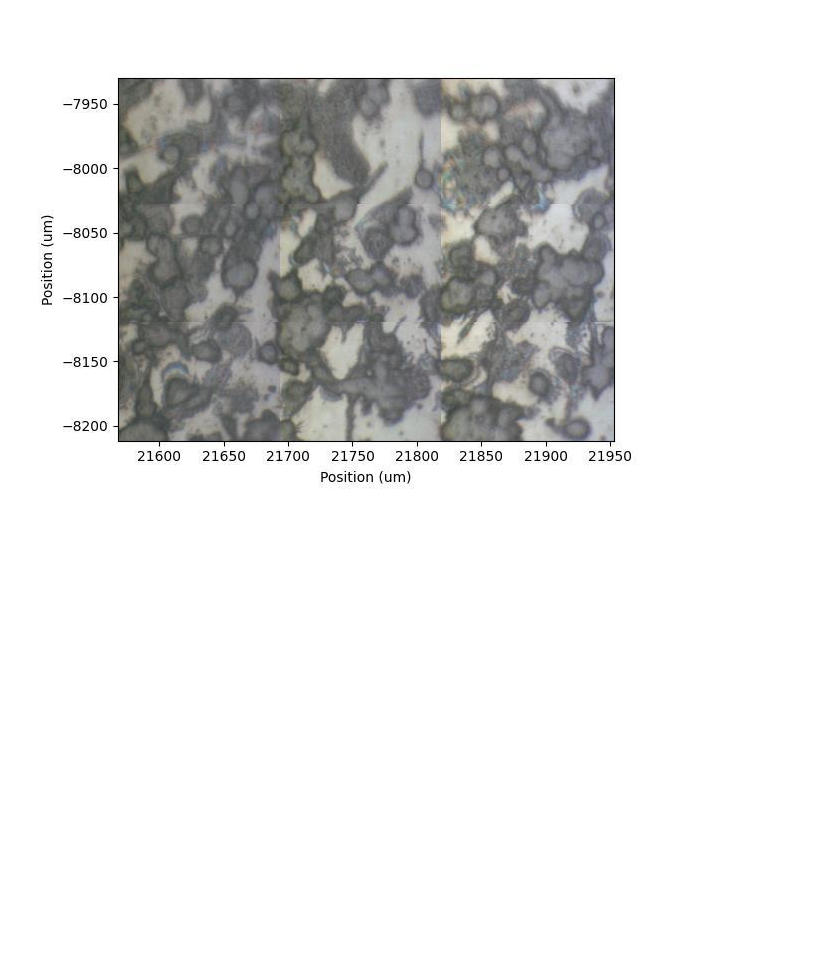
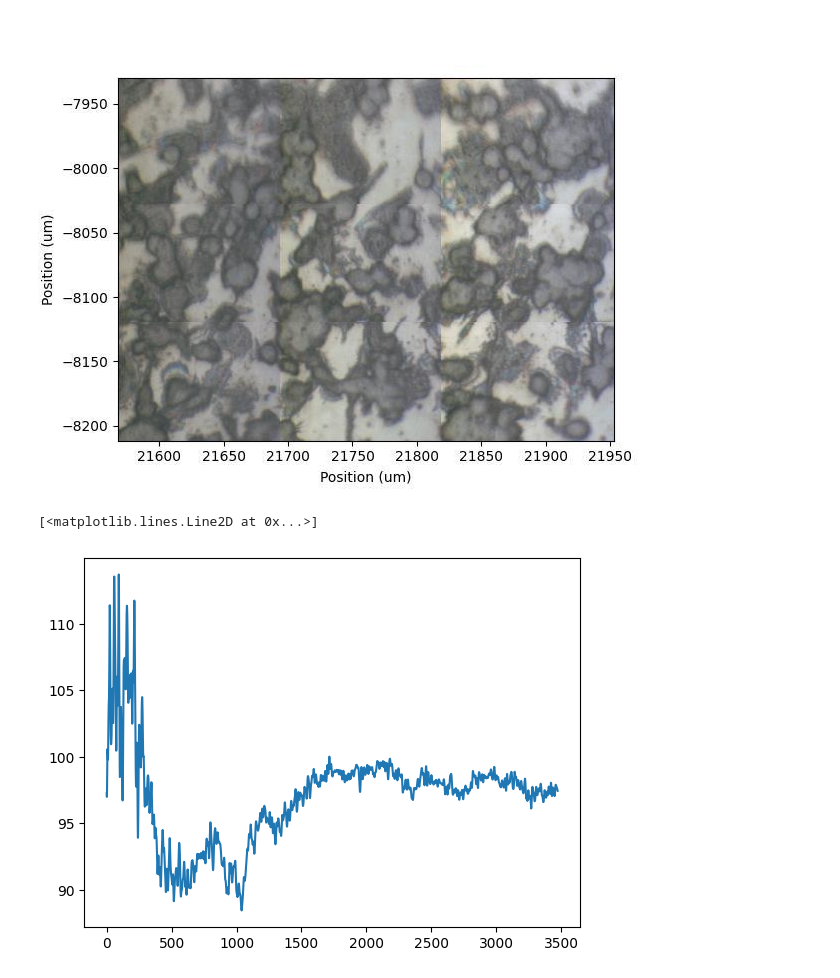
Before and after one commit to bsaintjo/tfmap, a Jupyter notebook: notebooks/example.ipynb, the cells around one changed output. Cells and saved outputs as stored; diff of their text form; code cells hidden in the pictures; blank space fills up the shorter version.

```diff
--- a/notebooks/example.ipynb
+++ b/notebooks/example.ipynb
@@ -11,3 +8,11 @@ atlus = Atlus.from_map_filepath("../data/test.map")
 atlus
 # %% [output]
 [figure]
+# %%
+import matplotlib.pyplot as plt
+
+sample = atlus.spectra()[1234]
+plt.plot(sample)
+# %% [output]
+[<matplotlib.lines.Line2D at 0x...>]
+[figure, added]
```
Also changed, not shown: parts of 1 cell of this notebook, 4 other files.
